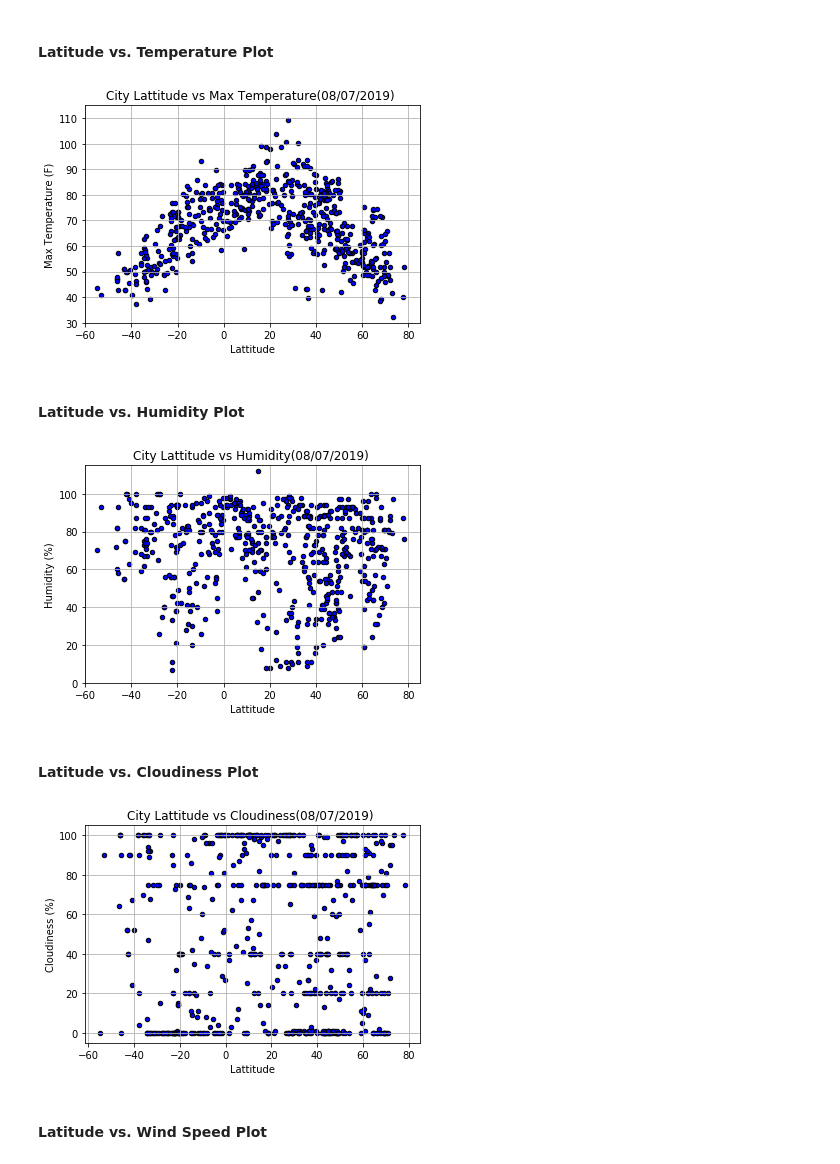
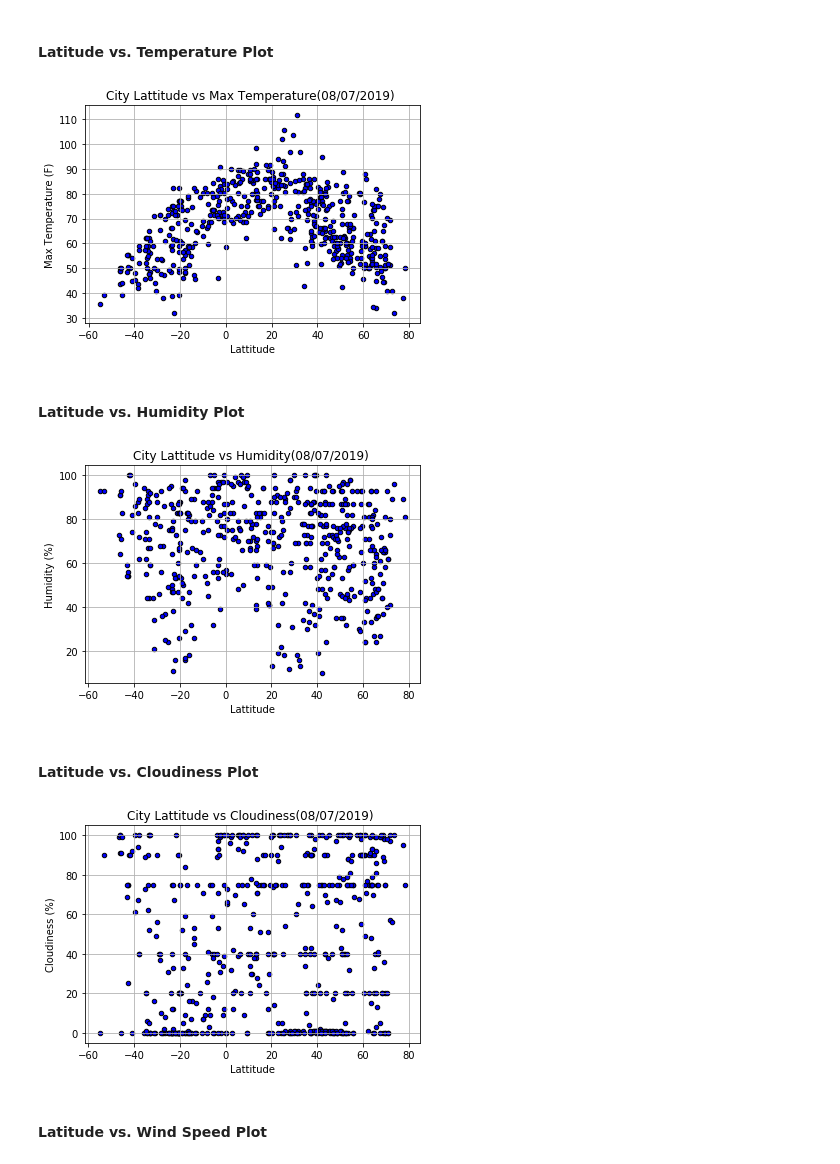
Before and after one commit to shilpiray/WeatherPy, a Jupyter notebook: WeatherPy.ipynb, the cells around one changed output. Cells and saved outputs as stored; diff of their text form; code cells hidden in the pictures.

```diff
--- a/WeatherPy.ipynb
+++ b/WeatherPy.ipynb
@@ -93,7 +93,7 @@ for city in cities:
 
     try:
         city_name.append(response_json["name"])
-        max_temperature.append(response_json["main"]["temp"])
+        max_temperature.append(response_json["main"]["temp_max"])
         humidity.append(response_json['main']['humidity'])
         cloudiness.append(response_json['clouds']['all'])
         wind_speed.append(response_json['wind']['speed'])
@@ -183,28 +183,24 @@ plt.xlabel("Lattitude")
 plt.ylabel("Max Temperature (F)")
 plt.title("City Lattitude vs Max Temperature(08/07/2019) ")
 plt.grid()
-plt.xlim(-60, 85)
-plt.ylim(30, 115)
 plt.savefig("City_Lattitude_vs_Max_Temperature.png")
 plt.show()
 # %% [output]
-[figure, old version]
+[figure, new version]
 # %% [markdown]
 #### Latitude vs. Humidity Plot
 # %%
 #plot the graph Latitude vs. Humidity
 
 weather_df.plot.scatter(x='Lat',y='Humidity',c='Blue',edgecolors='black',marker="o")
 plt.xlabel("Lattitude")
 plt.ylabel("Humidity (%)")
 plt.title("City Lattitude vs Humidity(08/07/2019) ")
-plt.xlim(-60, 85)
-plt.ylim(0, 115)
 plt.grid()
 plt.savefig("City_Lattitude_vs_Humidity.png")
 plt.show()
 # %% [output]
-[figure, old version]
+[figure, new version]
 # %% [markdown]
 #### Latitude vs. Cloudiness Plot
 # %%
@@ -218,7 +214,7 @@ plt.grid()
 plt.savefig("City_Lattitude_vs_Cloudiness.png")
 plt.show()
 # %% [output]
-[figure, old version]
+[figure, new version]
 # %% [markdown]
 #### Latitude vs. Wind Speed Plot
 # %%
```
Also changed, not shown: parts of 6 cells of this notebook, 5 other files.
